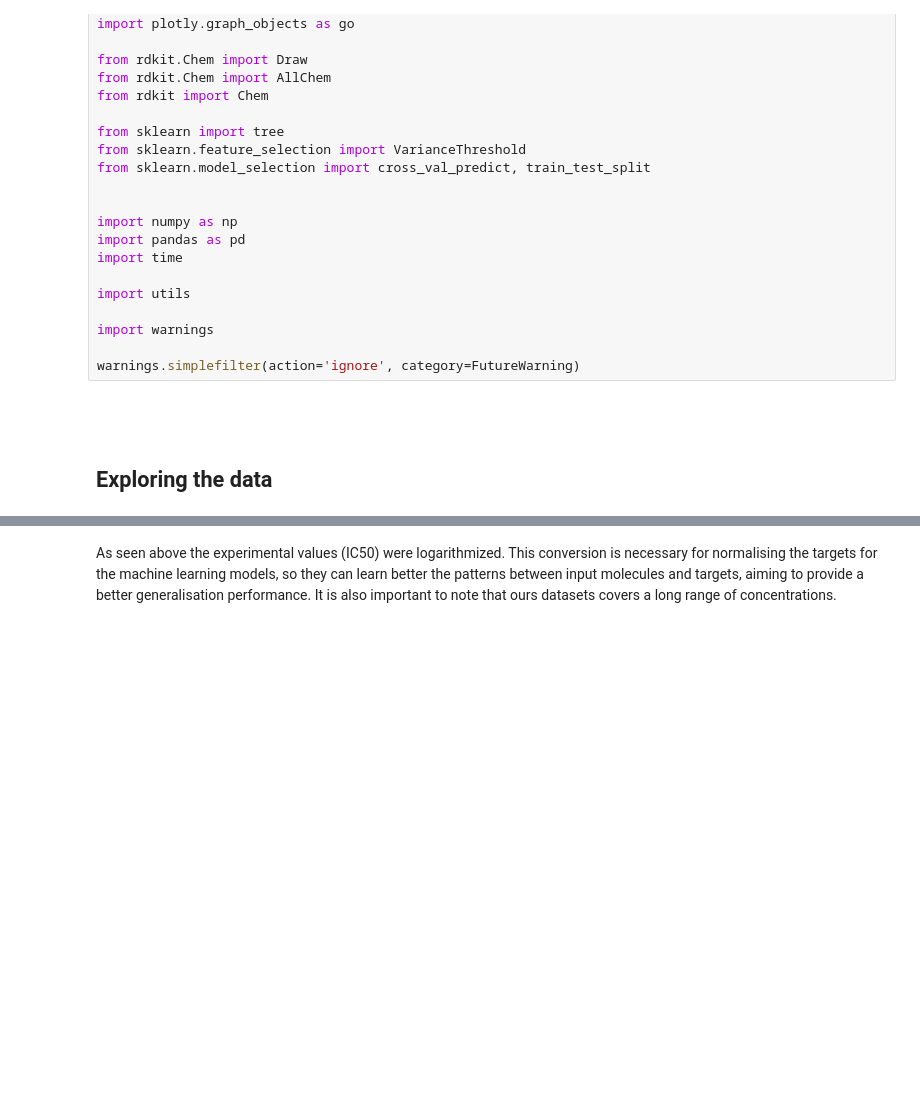
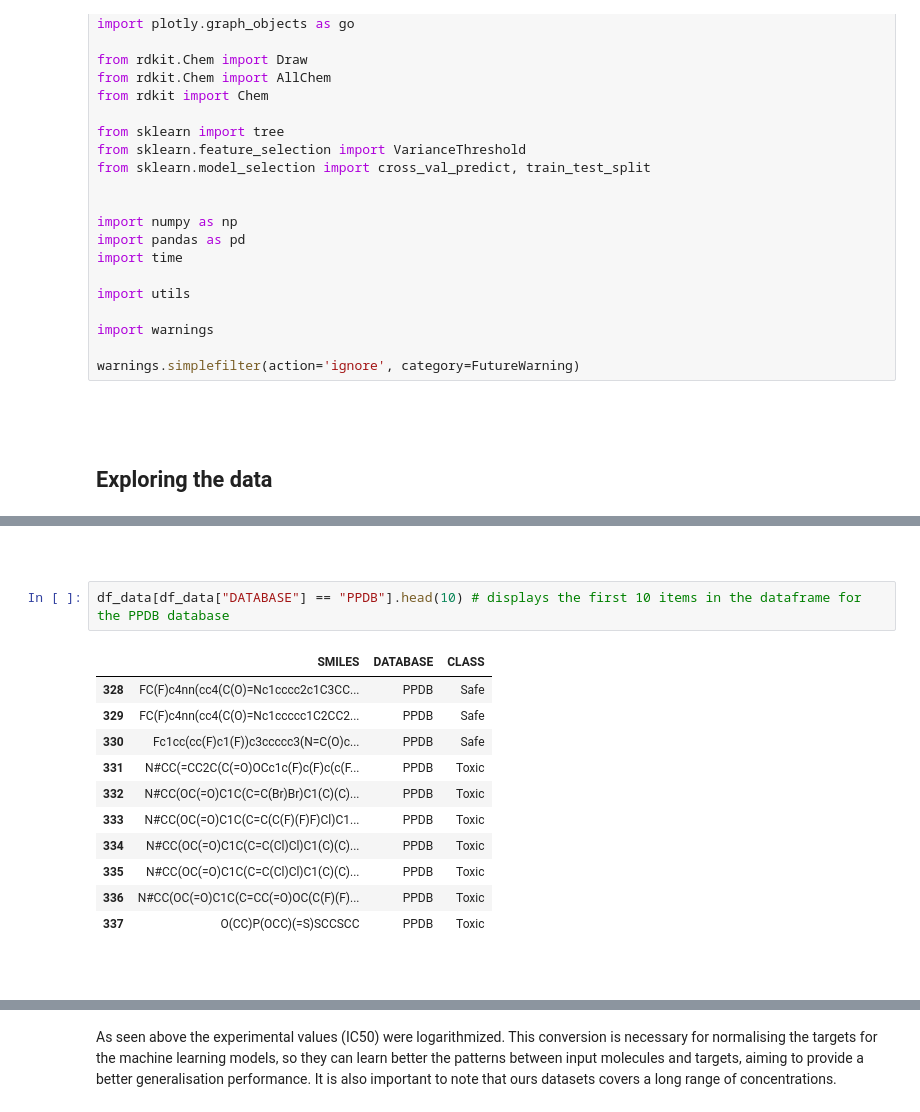
Before and after one commit to alexgcsa/ml_workshop_Oct2023, a Jupyter notebook: ml_lecture.ipynb, the cells around one changed output, grey strips where cells are left out. Saved outputs shown, nothing was run; the diff lists cells and outputs as text; blank space fills up the shorter version.

```diff
--- a/ml_lecture.ipynb
+++ b/ml_lecture.ipynb
@@ -89 +103,19 @@ df_data.head() # .head() displays the first few items in the dataframe
+# %% [markdown]
+###
+# %%
+df_data[df_data["DATABASE"] == "PPDB"].head(10) # displays the first 10 items in the dataframe for the PPDB database
+# %% [output]
+|  | SMILES | DATABASE | CLASS |
+| 328 | FC(F)c4nn(cc4(C(O)=Nc1cccc2c1C3CC... | PPDB | Safe |
+| 329 | FC(F)c4nn(cc4(C(O)=Nc1ccccc1C2CC2... | PPDB | Safe |
+| 330 | Fc1cc(cc(F)c1(F))c3ccccc3(N=C(O)c... | PPDB | Safe |
+| 331 | N#CC(=CC2C(C(=O)OCc1c(F)c(F)c(c(F... | PPDB | Toxic |
+| 332 | N#CC(OC(=O)C1C(C=C(Br)Br)C1(C)(C)... | PPDB | Toxic |
+| 333 | N#CC(OC(=O)C1C(C=C(C(F)(F)F)Cl)C1... | PPDB | Toxic |
+| 334 | N#CC(OC(=O)C1C(C=C(Cl)Cl)C1(C)(C)... | PPDB | Toxic |
+| 335 | N#CC(OC(=O)C1C(C=C(Cl)Cl)C1(C)(C)... | PPDB | Toxic |
+| 336 | N#CC(OC(=O)C1C(C=CC(=O)OC(C(F)(F)... | PPDB | Toxic |
+| 337 | O(CC)P(OCC)(=S)SCCSCC | PPDB | Toxic |
+# %% [markdown]
+##
 # %%
```
Also changed, not shown: parts of 7 cells of this notebook, 3 other files.
